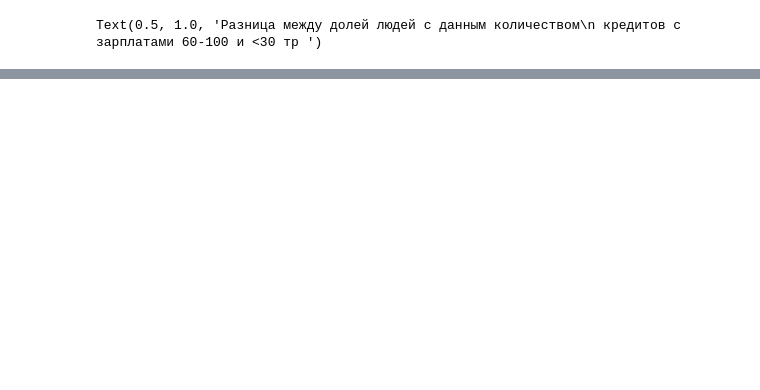
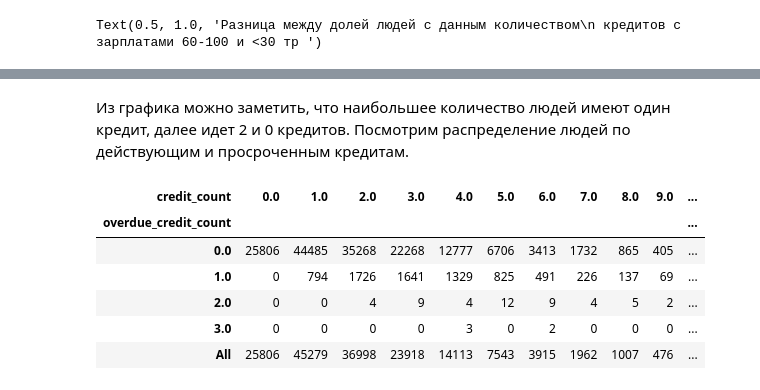
Before and after one commit to GlebsterHD/Tinkoff_DS_challenge, a Jupyter notebook: EDA.ipynb, the cells around one changed output, grey strips where cells are left out. Drawn from its saved outputs; the diff is of its cells as text; code cells hidden in the pictures; blank space fills up the shorter version.

```diff
--- a/EDA.ipynb
+++ b/EDA.ipynb
@@ -1525,0 +1594,20 @@ diff_income_mean_cred_count
+# %% [markdown]
+Из графика можно заметить, что наибольшее количество людей имеют один кредит, далее идет 2 и 0 кредитов. Посмотрим распределение людей по действующим и просроченным кредитам.
+# %%
+pd.set_option('display.max_columns', 30)
+
+data_by_credits = init_data.pivot_table(values='gender',
+                                         index='overdue_credit_count',
+                                         columns='credit_count',
+                                         aggfunc='count',
+                                         fill_value=0,
+                                         margins=True)
+data_by_credits
+# %% [output]
+| credit_count | 0.0 | 1.0 | 2.0 | 3.0 | 4.0 | 5.0 | 6.0 | 7.0 | 8.0 | 9.0 | ... |
+| overdue_credit_count |  |  |  |  |  |  |  |  |  |  | ... |
+| 0.0 | 25806 | 44485 | 35268 | 22268 | 12777 | 6706 | 3413 | 1732 | 865 | 405 | ... |
+| 1.0 | 0 | 794 | 1726 | 1641 | 1329 | 825 | 491 | 226 | 137 | 69 | ... |
+| 2.0 | 0 | 0 | 4 | 9 | 4 | 12 | 9 | 4 | 5 | 2 | ... |
+| 3.0 | 0 | 0 | 0 | 0 | 3 | 0 | 2 | 0 | 0 | 0 | ... |
+| All | 25806 | 45279 | 36998 | 23918 | 14113 | 7543 | 3915 | 1962 | 1007 | 476 | ... |
```
Also changed, not shown: parts of 36 cells of this notebook.
